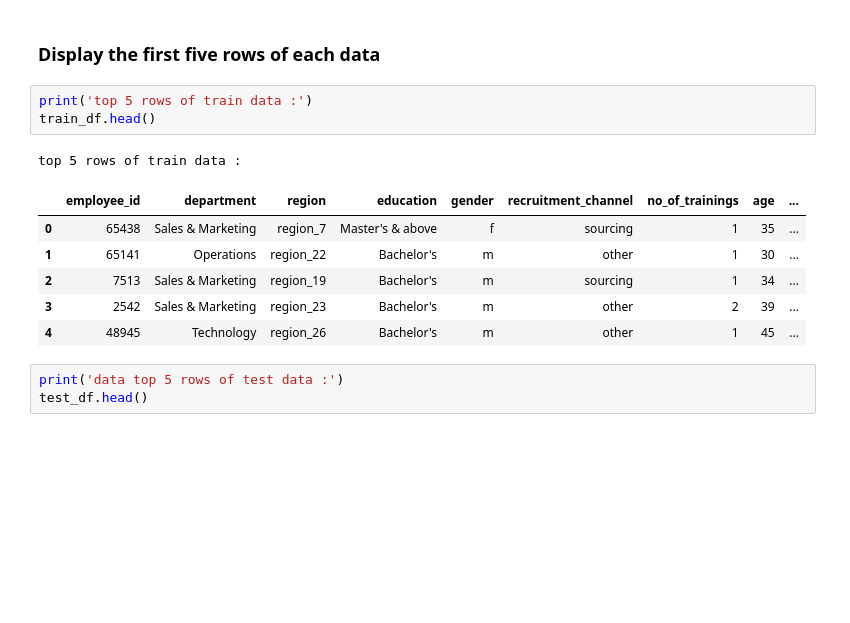
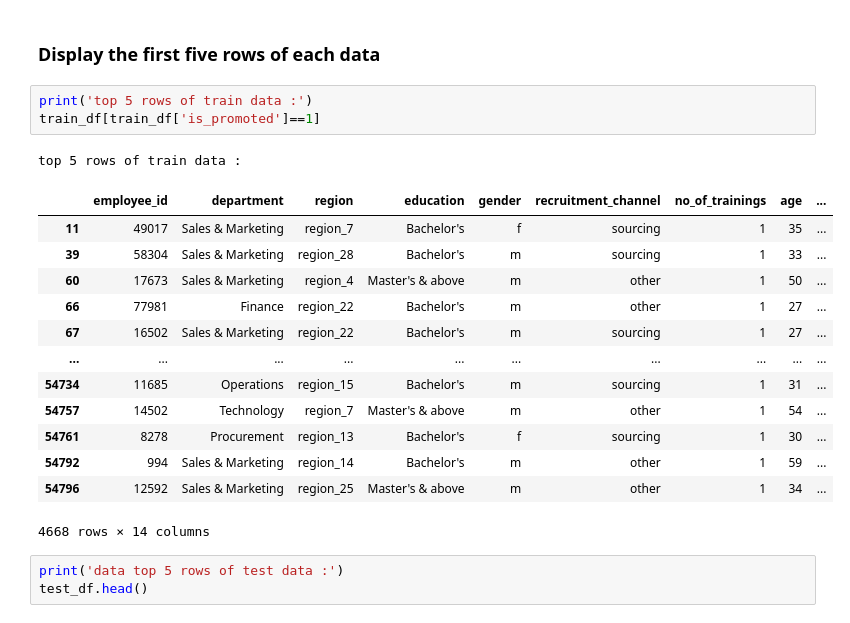
Before and after one commit to shiva9063/HR_Promotion_Analytics_Project_, a Jupyter notebook: HR Analytics.ipynb, the cells around one changed output. Cells and saved outputs as stored; diff of their text form; blank space fills up the shorter version.

```diff
--- a/HR Analytics.ipynb
+++ b/HR Analytics.ipynb
@@ -64,15 +64,22 @@ shape of the test dataset :(23490, 13)
 ### Display the first five rows of each data
 # %%
 print('top 5 rows of train data :')
-train_df.head()
+train_df[train_df['is_promoted']==1]
 # %% [output]
 top 5 rows of train data :
 |  | employee_id | department | region | education | gender | recruitment_channel | no_of_trainings | age | ... |
-| 0 | 65438 | Sales & Marketing | region_7 | Master's & above | f | sourcing | 1 | 35 | ... |
-| 1 | 65141 | Operations | region_22 | Bachelor's | m | other | 1 | 30 | ... |
-| 2 | 7513 | Sales & Marketing | region_19 | Bachelor's | m | sourcing | 1 | 34 | ... |
-| 3 | 2542 | Sales & Marketing | region_23 | Bachelor's | m | other | 2 | 39 | ... |
-| 4 | 48945 | Technology | region_26 | Bachelor's | m | other | 1 | 45 | ... |
+| 11 | 49017 | Sales & Marketing | region_7 | Bachelor's | f | sourcing | 1 | 35 | ... |
+| 39 | 58304 | Sales & Marketing | region_28 | Bachelor's | m | sourcing | 1 | 33 | ... |
+| 60 | 17673 | Sales & Marketing | region_4 | Master's & above | m | other | 1 | 50 | ... |
+| 66 | 77981 | Finance | region_22 | Bachelor's | m | other | 1 | 27 | ... |
+| 67 | 16502 | Sales & Marketing | region_22 | Bachelor's | m | sourcing | 1 | 27 | ... |
+| ... | ... | ... | ... | ... | ... | ... | ... | ... | ... |
+| 54734 | 11685 | Operations | region_15 | Bachelor's | m | sourcing | 1 | 31 | ... |
+| 54757 | 14502 | Technology | region_7 | Master's & above | m | other | 1 | 54 | ... |
+| 54761 | 8278 | Procurement | region_13 | Bachelor's | f | sourcing | 1 | 30 | ... |
+| 54792 | 994 | Sales & Marketing | region_14 | Bachelor's | m | other | 1 | 59 | ... |
+| 54796 | 12592 | Sales & Marketing | region_25 | Master's & above | m | other | 1 | 34 | ... |
+4668 rows × 14 columns
 # %%
 print('data top 5 rows of test data :')
 test_df.head()
```
Also changed, not shown: parts of 22 cells of this notebook, 3 other files.
